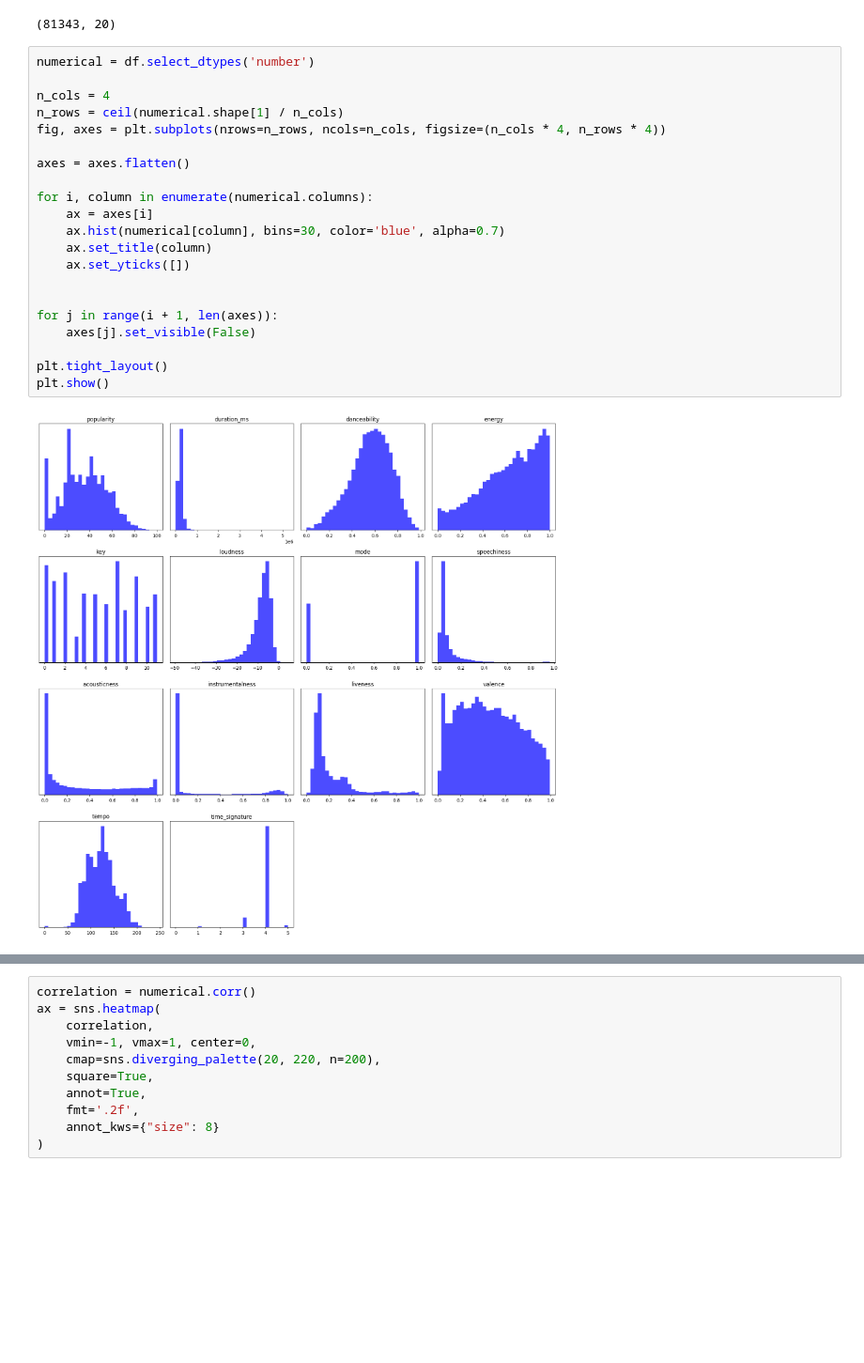
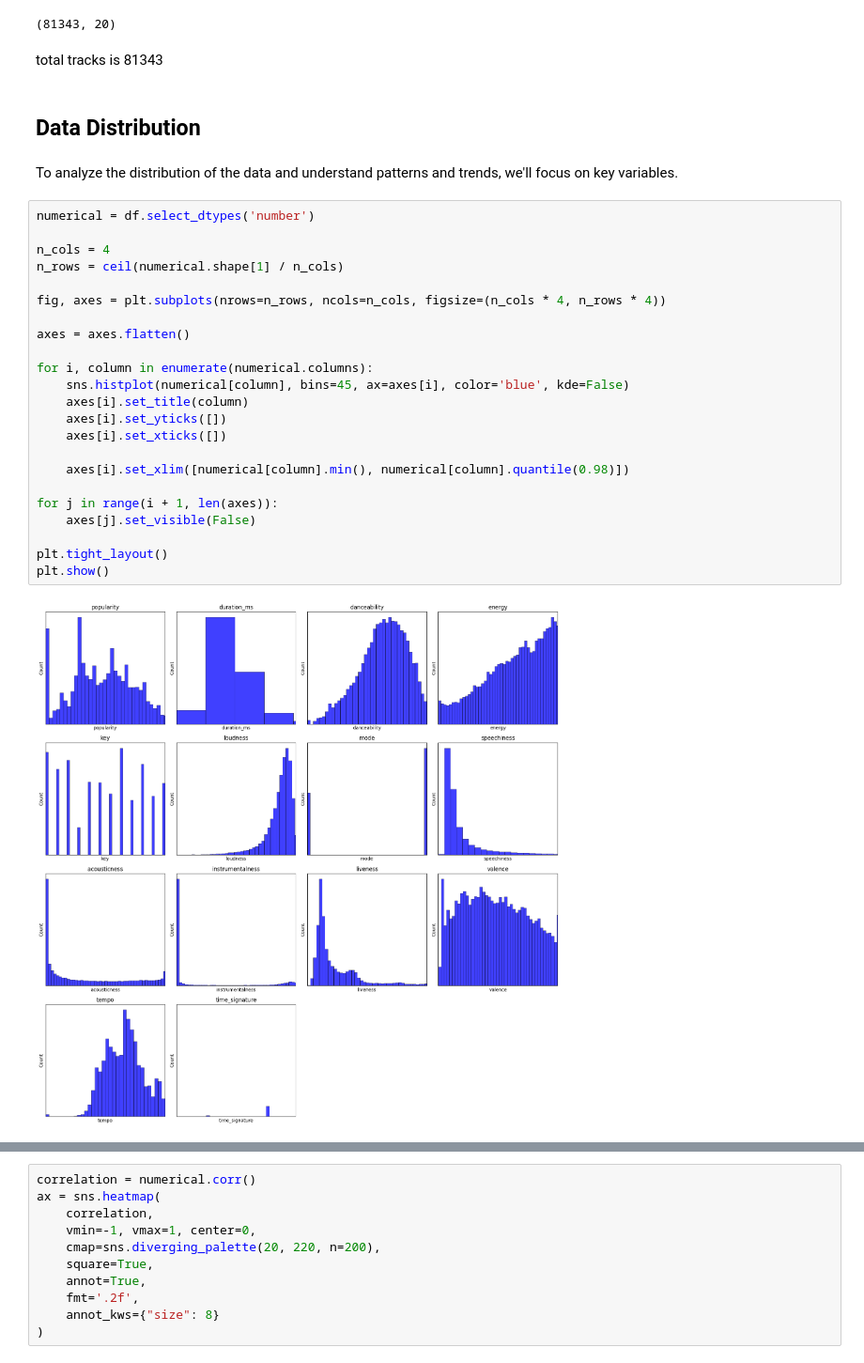
Before and after one commit to Jhonatan19991/Workshop-2, a Jupyter notebook: notebooks/002_spotify_dataset.ipynb, the cells around one changed output, grey strips where cells are left out. Shown at 94% size. Saved outputs shown, nothing was run; the diff lists cells and outputs as text; blank space fills up the shorter version.

```diff
--- a/notebooks/002_spotify_dataset.ipynb
+++ b/notebooks/002_spotify_dataset.ipynb
@@ -122,26 +200,35 @@ df[df['track_name'] == 'bad guy'].head()
 df.shape
 # %% [output]
 (81343, 20)
+# %% [markdown]
+total tracks is 81343
+# %% [markdown]
+## Data Distribution
+# %% [markdown]
+
+To analyze the distribution of the data and understand patterns and trends, we'll focus on key variables.
 # %%
 numerical = df.select_dtypes('number')
 
 n_cols = 4
 n_rows = ceil(numerical.shape[1] / n_cols)
+
 fig, axes = plt.subplots(nrows=n_rows, ncols=n_cols, figsize=(n_cols * 4, n_rows * 4))
 
 axes = axes.flatten()
 
 for i, column in enumerate(numerical.columns):
-    ax = axes[i]
-    ax.hist(numerical[column], bins=30, color='blue', alpha=0.7)
-    ax.set_title(column)
-    ax.set_yticks([])
+    sns.histplot(numerical[column], bins=45, ax=axes[i], color='blue', kde=False)
+    axes[i].set_title(column)
+    axes[i].set_yticks([])
+    axes[i].set_xticks([])
 
+    axes[i].set_xlim([numerical[column].min(), numerical[column].quantile(0.98)])
 
 for j in range(i + 1, len(axes)):
     axes[j].set_visible(False)
 
 plt.tight_layout()
 plt.show()
 # %% [output]
-[figure, old version]
+[figure, new version]
```
Also changed, not shown: parts of 33 cells of this notebook, 3 other files.
